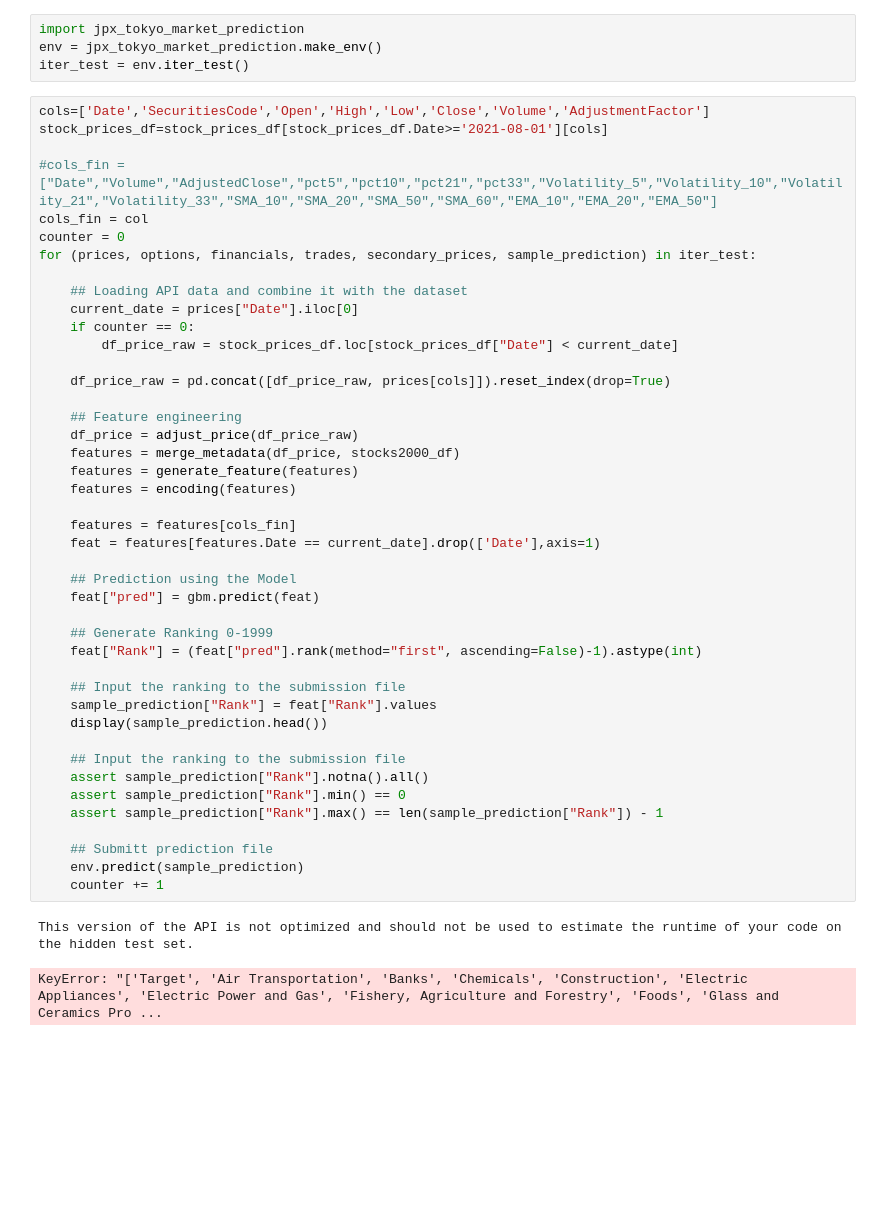
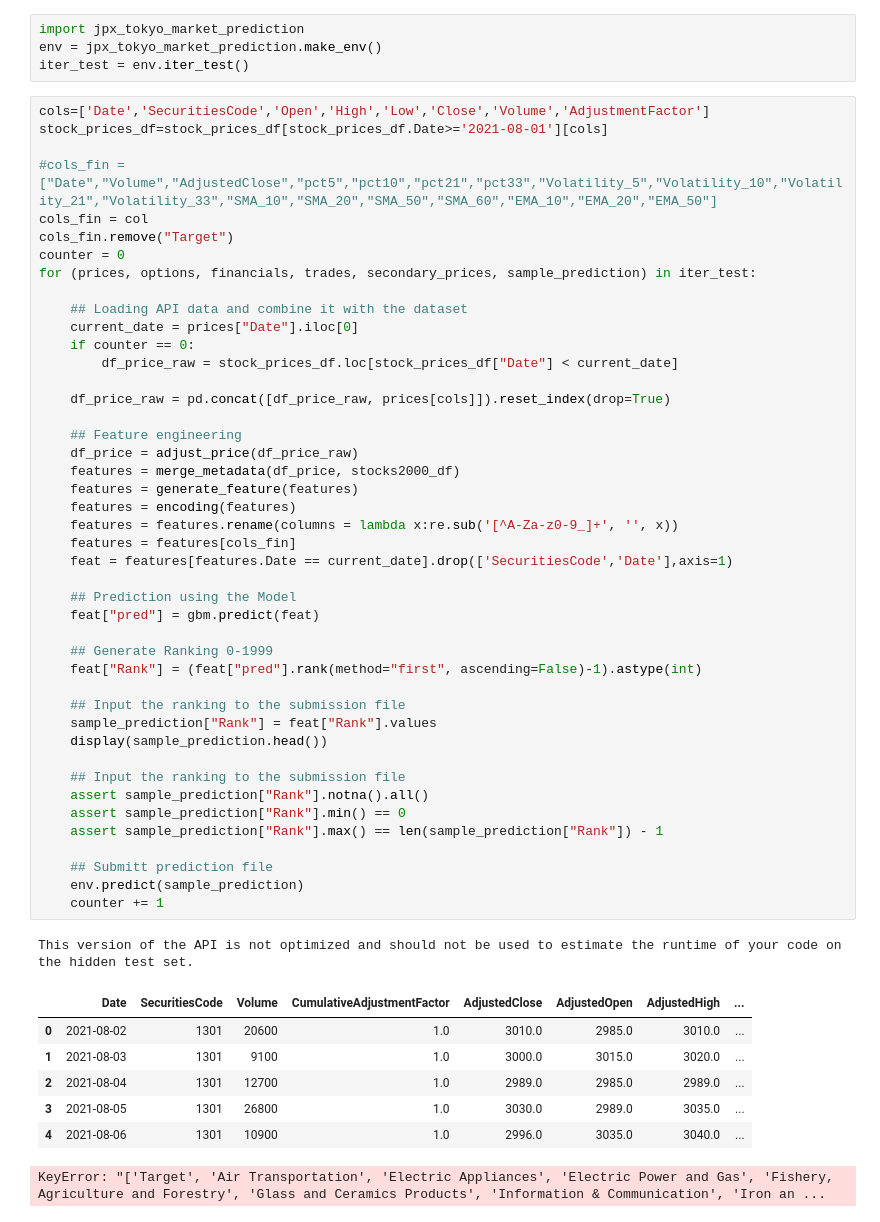
Before and after one commit to GariZabaleta/jpx-tokyo-stock-exchange-prediction, a Jupyter notebook: jpx-prediction.ipynb, the cells around one changed output. Drawn from its saved outputs; the diff is of its cells as text; blank space fills up the shorter version.

```diff
--- a/jpx-prediction.ipynb
+++ b/jpx-prediction.ipynb
@@ -1735,6 +1735,7 @@ stock_prices_df=stock_prices_df[stock_prices_df.Date>='2021-08-01'][cols]
 
 #cols_fin = ["Date","Volume","AdjustedClose","pct5","pct10","pct21","pct33","Volatility_5","Volatility_10","Volatility_21","Volatility_33","SMA_10","SMA_20","SMA_50","SMA_60","EMA_10","EMA_20","EMA_50"]
 cols_fin = col
+cols_fin.remove("Target")
 counter = 0
 for (prices, options, financials, trades, secondary_prices, sample_prediction) in iter_test:
 
@@ -1745,33 +1746,39 @@ for (prices, options, financials, trades, secondary_prices, sample_prediction) i
 
     df_price_raw = pd.concat([df_price_raw, prices[cols]]).reset_index(drop=True)
 
     ## Feature engineering
     df_price = adjust_price(df_price_raw)
     features = merge_metadata(df_price, stocks2000_df)
     features = generate_feature(features)
     features = encoding(features)
-
+    features = features.rename(columns = lambda x:re.sub('[^A-Za-z0-9_]+', '', x))
     features = features[cols_fin]
-    feat = features[features.Date == current_date].drop(['Date'],axis=1)
+    feat = features[features.Date == current_date].drop(['SecuritiesCode','Date'],axis=1)
 
     ## Prediction using the Model
     feat["pred"] = gbm.predict(feat)
 
     ## Generate Ranking 0-1999
     feat["Rank"] = (feat["pred"].rank(method="first", ascending=False)-1).astype(int)
 
     ## Input the ranking to the submission file
     sample_prediction["Rank"] = feat["Rank"].values
     display(sample_prediction.head())
 
     ## Input the ranking to the submission file
     assert sample_prediction["Rank"].notna().all()
     assert sample_prediction["Rank"].min() == 0
     assert sample_prediction["Rank"].max() == len(sample_prediction["Rank"]) - 1
 
     ## Submitt prediction file
     env.predict(sample_prediction)
     counter += 1
 # %% [output]
 This version of the API is not optimized and should not be used to estimate the runtime of your code on the hidden test set.
+|  | Date | SecuritiesCode | Volume | CumulativeAdjustmentFactor | AdjustedClose | AdjustedOpen | AdjustedHigh | ... |
+| 0 | 2021-08-02 | 1301 | 20600 | 1.0 | 3010.0 | 2985.0 | 3010.0 | ... |
+| 1 | 2021-08-03 | 1301 | 9100 | 1.0 | 3000.0 | 3015.0 | 3020.0 | ... |
+| 2 | 2021-08-04 | 1301 | 12700 | 1.0 | 2989.0 | 2985.0 | 2989.0 | ... |
+| 3 | 2021-08-05 | 1301 | 26800 | 1.0 | 3030.0 | 2989.0 | 3035.0 | ... |
+| 4 | 2021-08-06 | 1301 | 10900 | 1.0 | 2996.0 | 3035.0 | 3040.0 | ... |
-KeyError: "['Target', 'Air Transportation', 'Banks', 'Chemicals', 'Construction', 'Electric Appliances', 'Electric Power and Gas', 'Fishery, Agriculture and Forestry', 'Foods', 'Glass and Ceramics Pro ...
+KeyError: "['Target', 'Air Transportation', 'Electric Appliances', 'Electric Power and Gas', 'Fishery, Agriculture and Forestry', 'Glass and Ceramics Products', 'Information & Communication', 'Iron an ...
```
Also changed, not shown: parts of 3 cells of this notebook.
